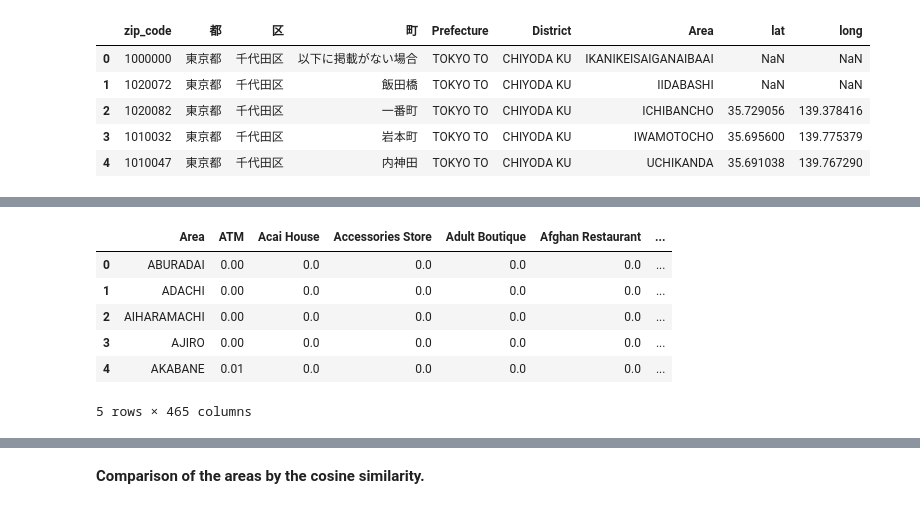
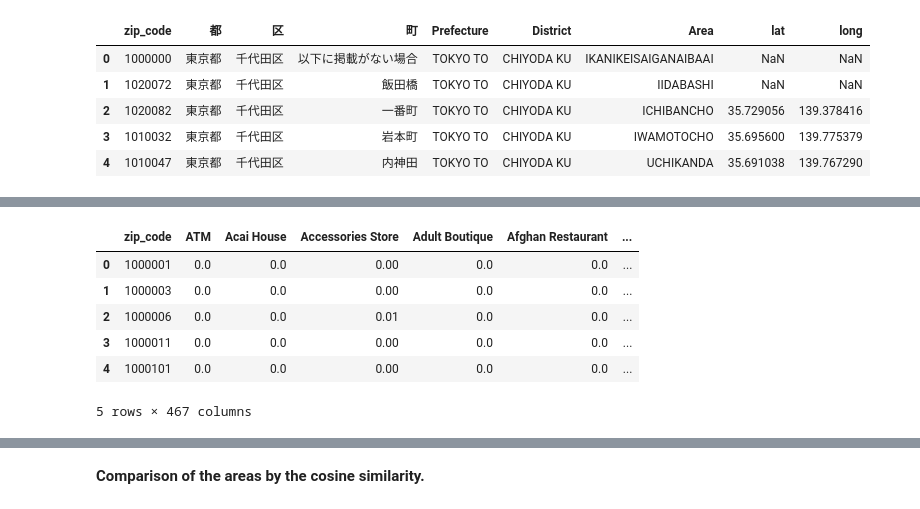
Before and after one commit to HIKARU8150/Coursera_Capstone, a Jupyter notebook: Project/find_new_campus.ipynb, the cells around one changed output, grey strips where cells are left out. Cells and saved outputs as stored; diff of their text form; code cells hidden in the pictures.

```diff
--- a/Project/find_new_campus.ipynb
+++ b/Project/find_new_campus.ipynb
@@ -47,22 +25,25 @@ tokyo_venues.head()
 # %%
+# import venues information
+tokyo_venues = pd.read_csv("./data/tokyo_venues_zip500.csv")
+
 # convert the venue data into one hot encoding
 Tokyo_onehot = pd.get_dummies(tokyo_venues[['Venue Category']], prefix="", prefix_sep="")
 
 # add area column back to dataframe
-Tokyo_onehot["Area"] = tokyo_venues["Neighborhood"]
-Tokyo_onehot.set_index("Area", inplace = True)
+Tokyo_onehot["zip_code"] = tokyo_venues["zip_code"]
+Tokyo_onehot.set_index("zip_code", inplace = True)
 Tokyo_onehot.reset_index(inplace = True)
 
 #grouping rows by area and by taking the mean of the frequency of occurrence of each category
-Tokyo_grouped = Tokyo_onehot.groupby('Area').mean().reset_index()
+Tokyo_grouped = Tokyo_onehot.groupby('zip_code').mean().reset_index()
 Tokyo_grouped.head()
 # %% [output]
-|  | Area | ATM | Acai House | Accessories Store | Adult Boutique | Afghan Restaurant | ... |
-| 0 | ABURADAI | 0.00 | 0.0 | 0.0 | 0.0 | 0.0 | ... |
-| 1 | ADACHI | 0.00 | 0.0 | 0.0 | 0.0 | 0.0 | ... |
-| 2 | AIHARAMACHI | 0.00 | 0.0 | 0.0 | 0.0 | 0.0 | ... |
-| 3 | AJIRO | 0.00 | 0.0 | 0.0 | 0.0 | 0.0 | ... |
-| 4 | AKABANE | 0.01 | 0.0 | 0.0 | 0.0 | 0.0 | ... |
+|  | zip_code | ATM | Acai House | Accessories Store | Adult Boutique | Afghan Restaurant | ... |
+| 0 | 1000001 | 0.0 | 0.0 | 0.00 | 0.0 | 0.0 | ... |
+| 1 | 1000003 | 0.0 | 0.0 | 0.00 | 0.0 | 0.0 | ... |
+| 2 | 1000006 | 0.0 | 0.0 | 0.01 | 0.0 | 0.0 | ... |
+| 3 | 1000011 | 0.0 | 0.0 | 0.00 | 0.0 | 0.0 | ... |
+| 4 | 1000101 | 0.0 | 0.0 | 0.00 | 0.0 | 0.0 | ... |
-5 rows × 465 columns
+5 rows × 467 columns
 # %%
 # merge the data
```
Also changed, not shown: parts of 24 cells of this notebook, 4 other files.
